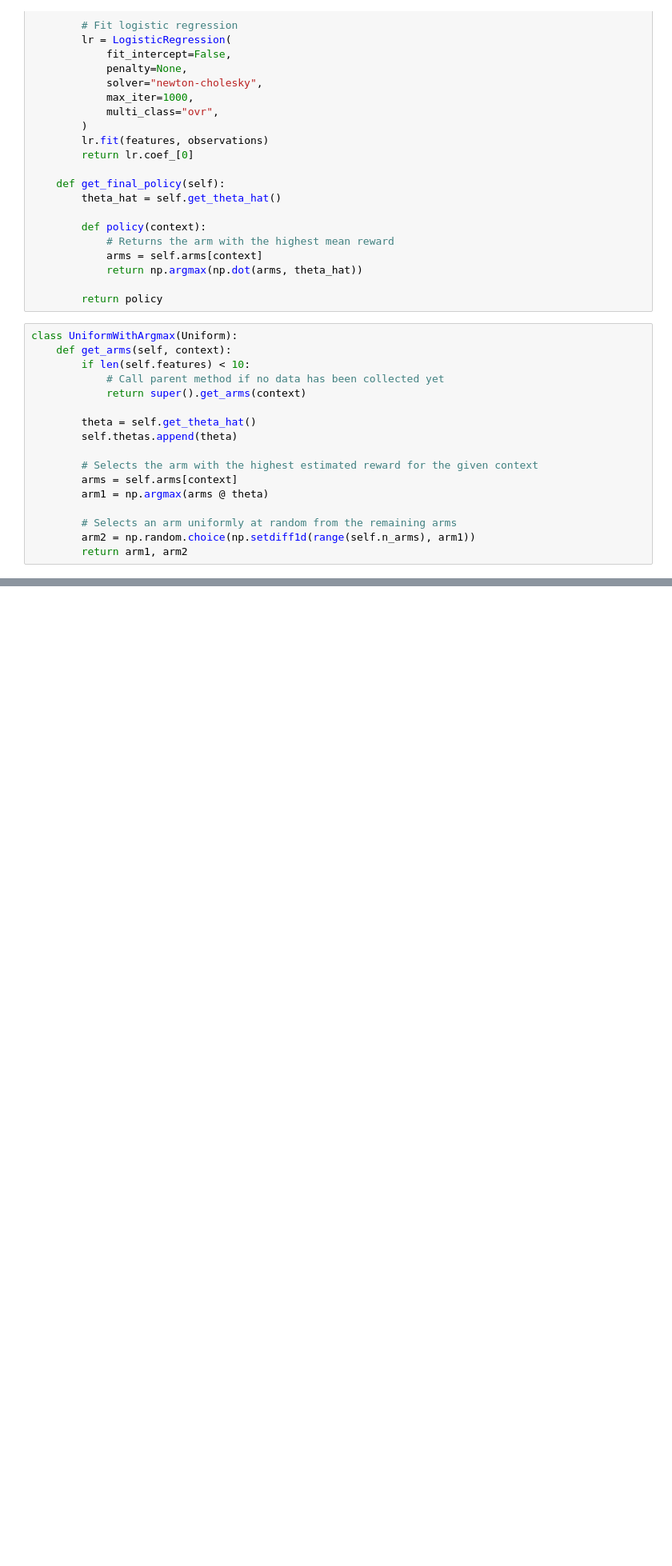
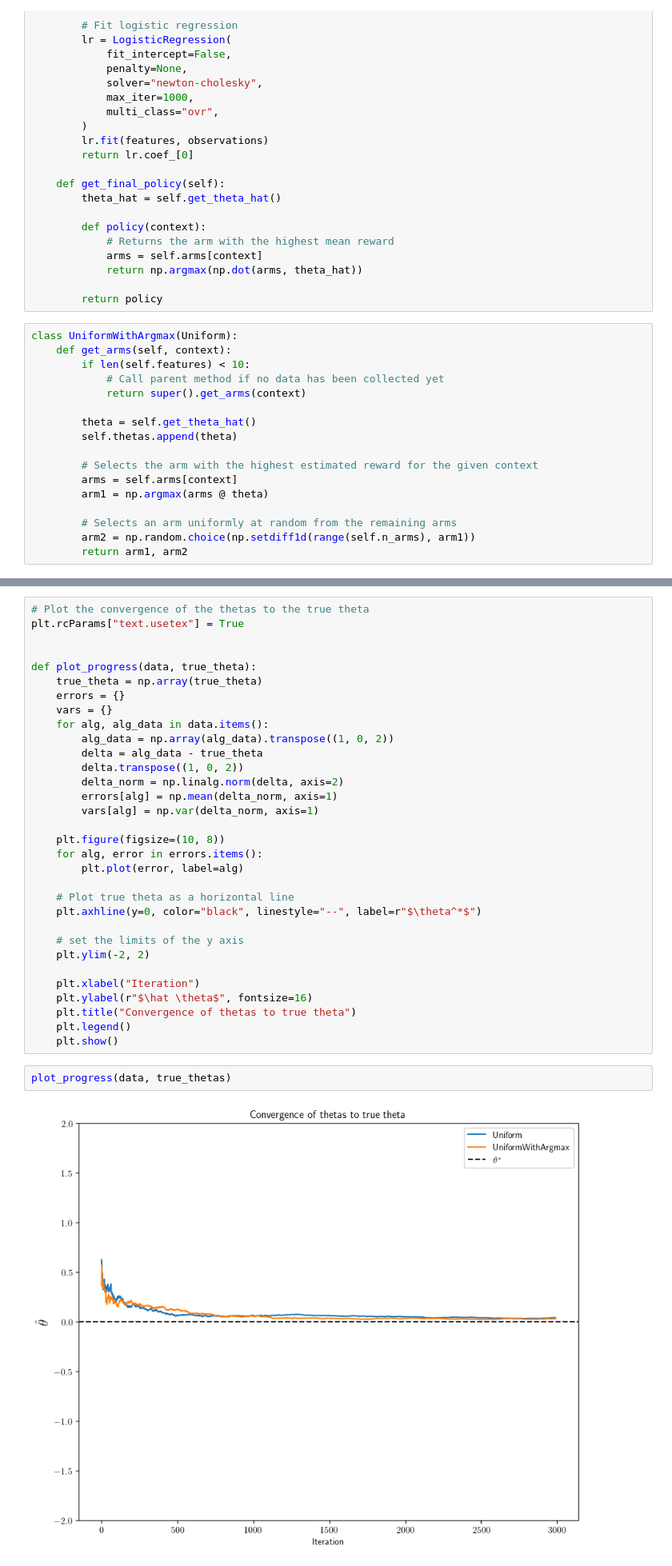
Before and after one commit to sarb9/ttts, a Jupyter notebook: baseline.ipynb, the cells around one changed output, grey strips where cells are left out. Shown at 80% size. Saved outputs shown, nothing was run; the diff lists cells and outputs as text; blank space fills up the shorter version.

```diff
--- a/baseline.ipynb
+++ b/baseline.ipynb
@@ -192,0 +222,36 @@ len(uniarg.thetas)
+# %%
+# Plot the convergence of the thetas to the true theta
+plt.rcParams["text.usetex"] = True
+
+
+def plot_progress(data, true_theta):
+    true_theta = np.array(true_theta)
+    errors = {}
+    vars = {}
+    for alg, alg_data in data.items():
+        alg_data = np.array(alg_data).transpose((1, 0, 2))
+        delta = alg_data - true_theta
+        delta.transpose((1, 0, 2))
+        delta_norm = np.linalg.norm(delta, axis=2)
+        errors[alg] = np.mean(delta_norm, axis=1)
+        vars[alg] = np.var(delta_norm, axis=1)
+
+    plt.figure(figsize=(10, 8))
+    for alg, error in errors.items():
+        plt.plot(error, label=alg)
+
+    # Plot true theta as a horizontal line
+    plt.axhline(y=0, color="black", linestyle="--", label=r"$\theta^*$")
+
+    # set the limits of the y axis
+    plt.ylim(-2, 2)
+
+    plt.xlabel("Iteration")
+    plt.ylabel(r"$\hat \theta$", fontsize=16)
+    plt.title("Convergence of thetas to true theta")
+    plt.legend()
+    plt.show()
+# %%
+plot_progress(data, true_thetas)
+# %% [output]
+[figure, added]
```
Also changed, not shown: parts of 9 cells of this notebook.
